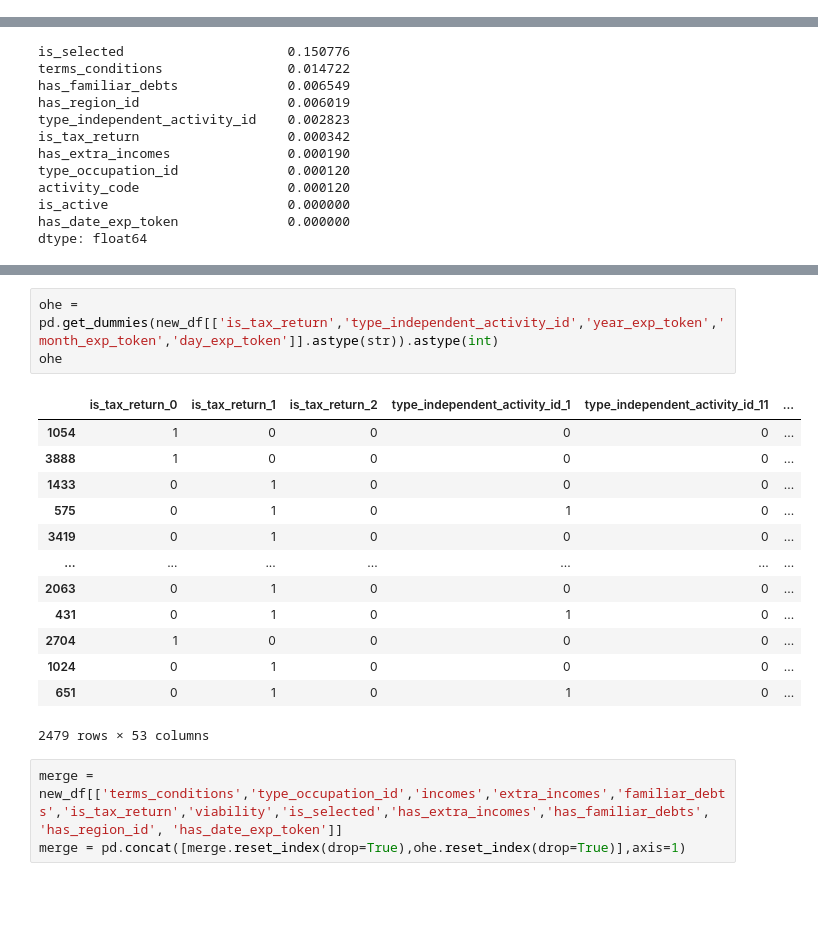
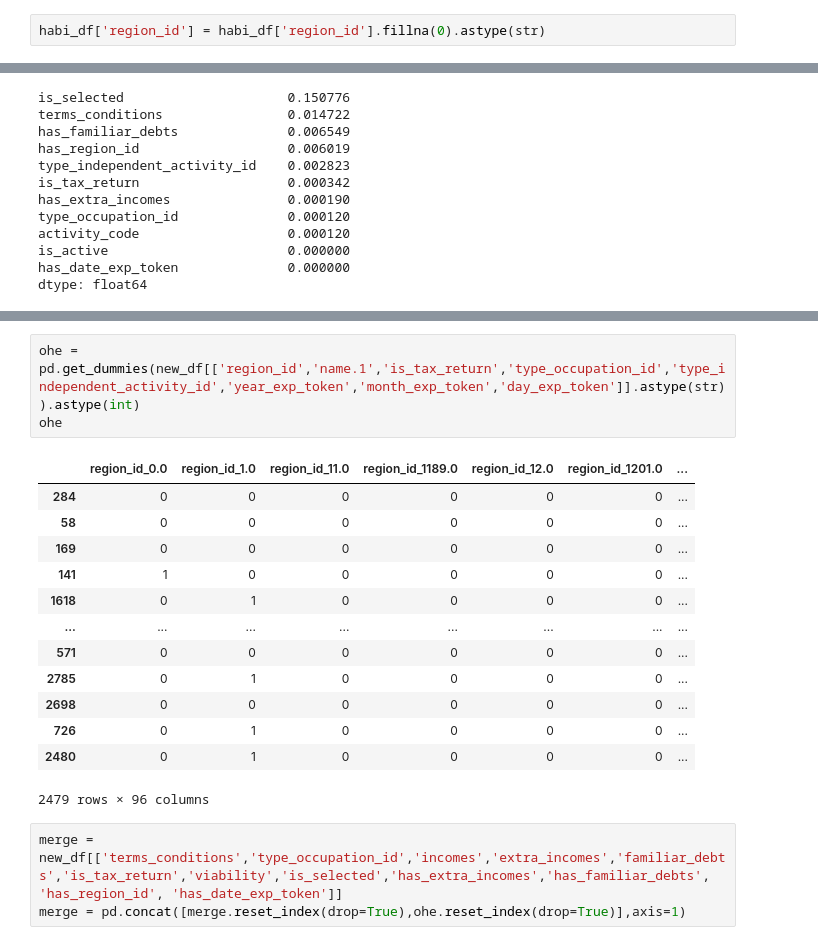
Before and after one commit to alejomaar/habi, a Jupyter notebook: prediction.ipynb, the cells around one changed output, grey strips where cells are left out. Drawn from its saved outputs; the diff is of its cells as text; blank space fills up the shorter version.

```diff
--- a/prediction.ipynb
+++ b/prediction.ipynb
@@ -190,6 +182,8 @@ habi_df['has_familiar_debts'] = (habi_df.familiar_debts==0).astype(int)
 habi_df['has_region_id'] = ~habi_df.region_id.isnull()
 # %%
 habi_df['has_date_exp_token'] = ~habi_df.date_exp_token.isnull()
+# %%
+habi_df['region_id'] = habi_df['region_id'].fillna(0).astype(str)
 # %% [markdown]
 # Undersampling
 # %%
@@ -296,20 +306,20 @@ dtype: float64
 # %%
-ohe = pd.get_dummies(new_df[['is_tax_return','type_independent_activity_id','year_exp_token','month_exp_token','day_exp_token']].astype(str)).astype(int)
+ohe = pd.get_dummies(new_df[['region_id','name.1','is_tax_return','type_occupation_id','type_independent_activity_id','year_exp_token','month_exp_token','day_exp_token']].astype(str)).astype(int)
 ohe
 # %% [output]
-|  | is_tax_return_0 | is_tax_return_1 | is_tax_return_2 | type_independent_activity_id_1 | type_independent_activity_id_11 | ... |
-| 1054 | 1 | 0 | 0 | 0 | 0 | ... |
-| 3888 | 1 | 0 | 0 | 0 | 0 | ... |
-| 1433 | 0 | 1 | 0 | 0 | 0 | ... |
-| 575 | 0 | 1 | 0 | 1 | 0 | ... |
-| 3419 | 0 | 1 | 0 | 0 | 0 | ... |
-| ... | ... | ... | ... | ... | ... | ... |
-| 2063 | 0 | 1 | 0 | 0 | 0 | ... |
-| 431 | 0 | 1 | 0 | 1 | 0 | ... |
-| 2704 | 1 | 0 | 0 | 0 | 0 | ... |
-| 1024 | 0 | 1 | 0 | 0 | 0 | ... |
-| 651 | 0 | 1 | 0 | 1 | 0 | ... |
+|  | region_id_0.0 | region_id_1.0 | region_id_11.0 | region_id_1189.0 | region_id_12.0 | region_id_1201.0 | ... |
+| 284 | 0 | 0 | 0 | 0 | 0 | 0 | ... |
+| 58 | 0 | 0 | 0 | 0 | 0 | 0 | ... |
+| 169 | 0 | 0 | 0 | 0 | 0 | 0 | ... |
+| 141 | 1 | 0 | 0 | 0 | 0 | 0 | ... |
+| 1618 | 0 | 1 | 0 | 0 | 0 | 0 | ... |
+| ... | ... | ... | ... | ... | ... | ... | ... |
+| 571 | 0 | 0 | 0 | 0 | 0 | 0 | ... |
+| 2785 | 0 | 1 | 0 | 0 | 0 | 0 | ... |
+| 2698 | 0 | 0 | 0 | 0 | 0 | 0 | ... |
+| 726 | 0 | 1 | 0 | 0 | 0 | 0 | ... |
+| 2480 | 0 | 1 | 0 | 0 | 0 | 0 | ... |
-2479 rows × 53 columns
+2479 rows × 96 columns
 # %%
 merge = new_df[['terms_conditions','type_occupation_id','incomes','extra_incomes','familiar_debts','is_tax_return','viability','is_selected','has_extra_incomes','has_familiar_debts', 'has_region_id', 'has_date_exp_token']]
 merge = pd.concat([merge.reset_index(drop=True),ohe.reset_index(drop=True)],axis=1)
```
Also changed, not shown: parts of 7 cells of this notebook.
